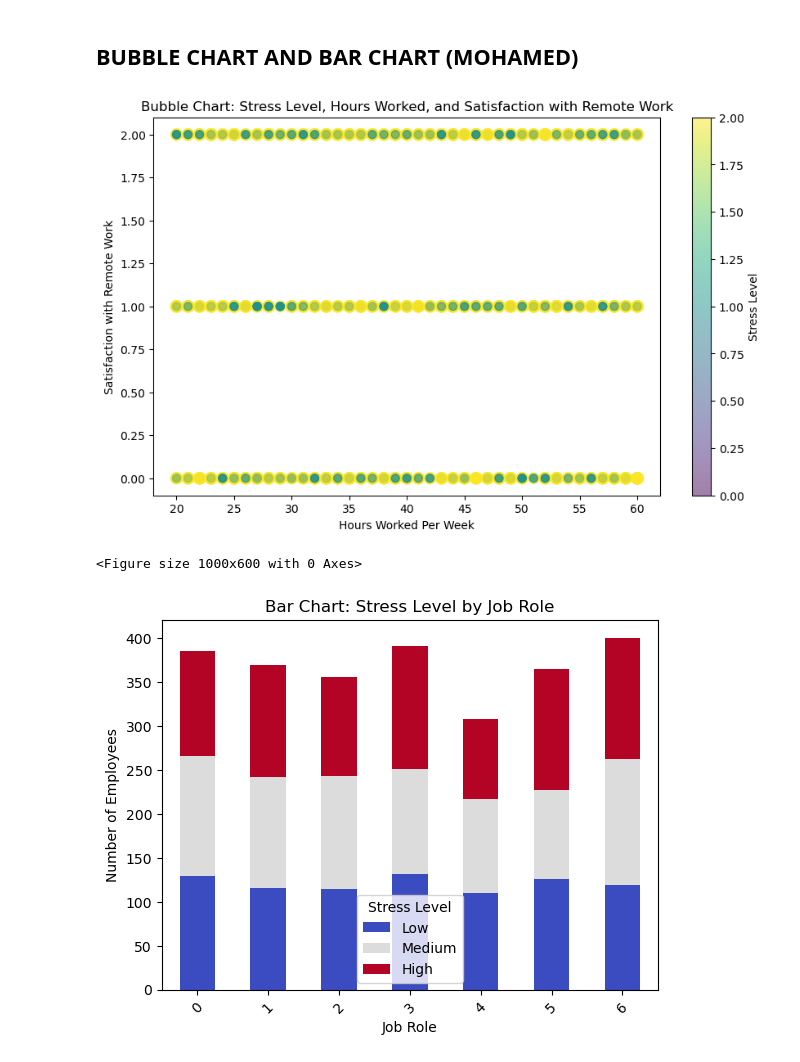
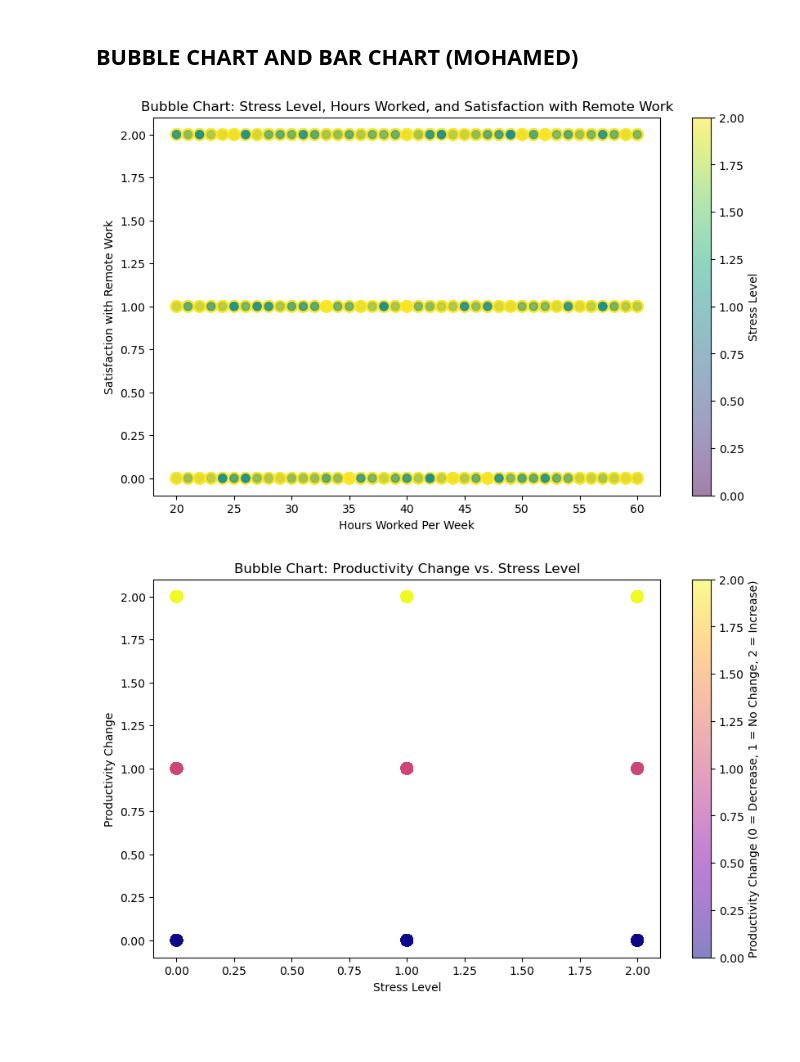
Before and after one commit to johnnyhuyhuynh/MindSpace, a Jupyter notebook: MindSpace-test.ipynb, the cells around one changed output. Drawn from its saved outputs; the diff is of its cells as text; code cells hidden in the pictures; blank space fills up the shorter version.

```diff
--- a/MindSpace-test.ipynb
+++ b/MindSpace-test.ipynb
@@ -400,29 +397,48 @@ Next Steps:
 2. Consider discarding low-scoring features (e.g., Sleep_Quality) or keeping them for further analysis.
 # %% [markdown]
 ## BUBBLE CHART AND BAR CHART (MOHAMED)
-# %%
-# Bubble chart with 'Hours_Worked_Per_Week', 'Satisfaction_with_Remote_Work', and 'Stress_Level'
-plt.figure(figsize=(10, 6))
-plt.scatter(df['Hours_Worked_Per_Week'], df['Satisfaction_with_Remote_Work'],
-            s=df['Stress_Level'] * 50, alpha=0.5, c=df['Stress_Level'], cmap='viridis')
-plt.title('Bubble Chart: Stress Level, Hours Worked, and Satisfaction with Remote Work')
-plt.xlabel('Hours Worked Per Week')
-plt.ylabel('Satisfaction with Remote Work')
-plt.colorbar(label='Stress Level')
-plt.show()
-# %% [output]
-[figure, removed]
-# %%
-# Bar chart of Stress Level by Job Role
-plt.figure(figsize=(10, 6))
-stress_by_role = df.groupby('Job_Role')['Stress_Level'].value_counts().unstack().fillna(0)
-stress_by_role.plot(kind='bar', stacked=True, colormap='coolwarm')
-plt.title('Bar Chart: Stress Level by Job Role')
-plt.xlabel('Job Role')
-plt.ylabel('Number of Employees')
-plt.xticks(rotation=45)
-plt.legend(title='Stress Level', labels=['Low', 'Medium', 'High'])
-plt.show()
-# %% [output]
-<Figure size 1000x600 with 0 Axes>
-[figure, removed]
+# %%
+# Bubble chart of 'Hours_Worked_Per_Week', 'Satisfaction_with_Remote_Work', and 'Stress_Level'
+plt.figure(figsize=(10, 6))
+plt.scatter(df['Hours_Worked_Per_Week'], df['Satisfaction_with_Remote_Work'],
+            s=df['Stress_Level'] * 50, alpha=0.5, c=df['Stress_Level'], cmap='viridis')
+plt.title('Bubble Chart: Stress Level, Hours Worked, and Satisfaction with Remote Work')
+plt.xlabel('Hours Worked Per Week')
+plt.ylabel('Satisfaction with Remote Work')
+plt.colorbar(label='Stress Level')
+plt.show()
+
+# Bubble chart of Productivity Change vs. Stress Level, with Bubble Size as Satisfaction with Remote Work
+plt.figure(figsize=(10, 6))
+plt.scatter(df['Stress_Level'], df['Productivity_Change'],
+            s=df['Satisfaction_with_Remote_Work'] * 50, alpha=0.5,
+            c=df['Productivity_Change'], cmap='plasma')
+plt.title('Bubble Chart: Productivity Change vs. Stress Level')
+plt.xlabel('Stress Level')
+plt.ylabel('Productivity Change')
+plt.colorbar(label='Productivity Change (0 = Decrease, 1 = No Change, 2 = Increase)')
+plt.show()
+
+# Bubble chart of Satisfaction with Remote Work vs. Physical Activity, Bubble Size as Stress Level
+plt.figure(figsize=(10, 6))
+plt.scatter(df['Physical_Activity'], df['Satisfaction_with_Remote_Work'],
+            s=df['Stress_Level'] * 50, alpha=0.5, c=df['Stress_Level'], cmap='viridis')
+plt.title('Bubble Chart: Satisfaction with Remote Work vs. Physical Activity')
+plt.xlabel('Physical Activity')
+plt.ylabel('Satisfaction with Remote Work')
+plt.colorbar(label='Stress Level')
+plt.show()
+
+# Bubble chart of Hours Worked Per Week vs. Sleep Quality, Bubble Size as Satisfaction with Remote Work
+plt.figure(figsize=(10, 6))
+plt.scatter(df['Hours_Worked_Per_Week'], df['Sleep_Quality'],
+            s=df['Satisfaction_with_Remote_Work'] * 50, alpha=0.5,
+            c=df['Satisfaction_with_Remote_Work'], cmap='cool')
+plt.title('Bubble Chart: Hours Worked vs. Sleep Quality')
+plt.xlabel('Hours Worked Per Week')
+plt.ylabel('Sleep Quality')
+plt.colorbar(label='Satisfaction with Remote Work')
+plt.show()
+# %% [output]
+[figure, added]
+[figure, added]
```
Also changed, not shown: parts of 10 cells of this notebook.
